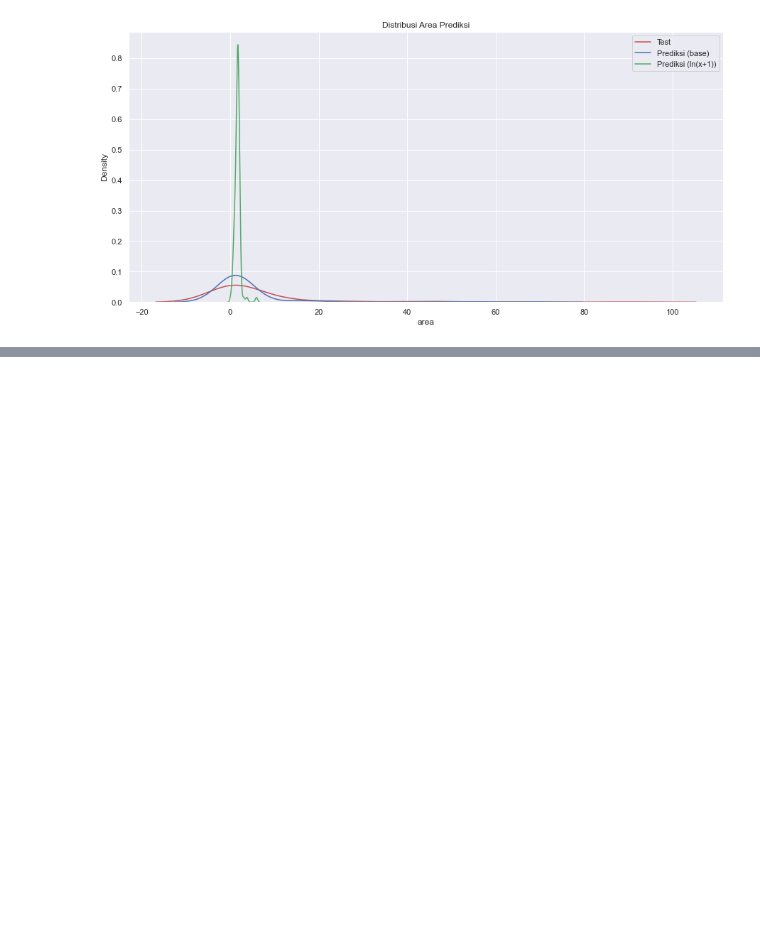
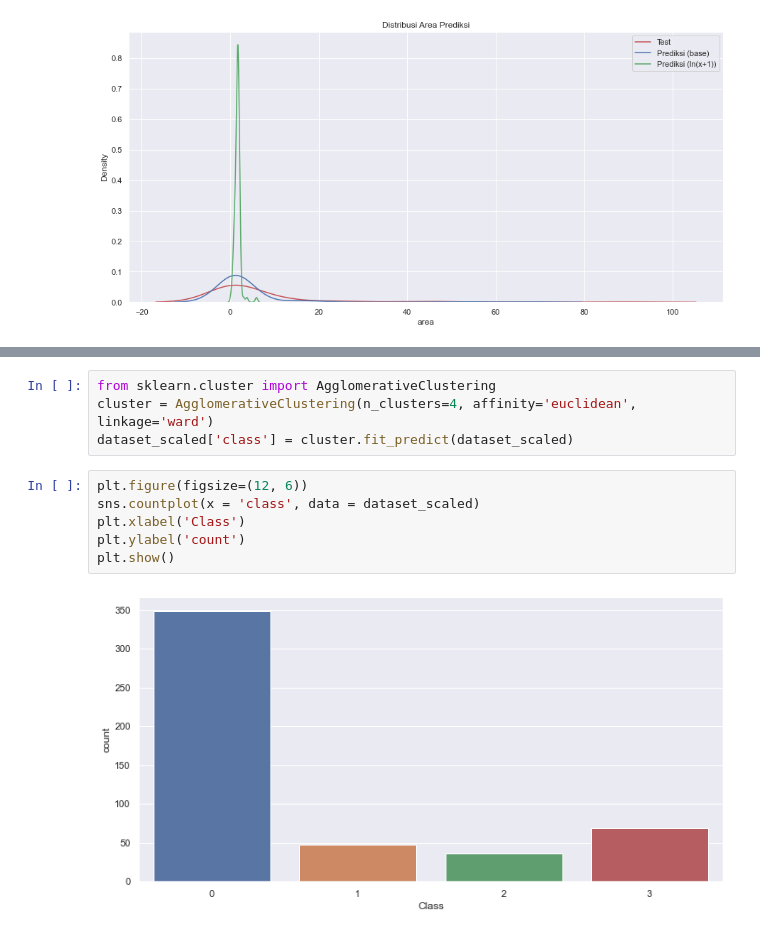
Before and after one commit to muhammadmhmd/Fire-Forest-Estimation-Using-MLP, a Jupyter notebook: Fire Forest Estimation Using MLP.ipynb, the cells around one changed output, grey strips where cells are left out. Cells and saved outputs as stored; diff of their text form; blank space fills up the shorter version.

```diff
--- a/Fire Forest Estimation Using MLP.ipynb
+++ b/Fire Forest Estimation Using MLP.ipynb
@@ -706,0 +790,12 @@ ValueError: num must be 1 <= num <= 10, not 11
+# %%
+from sklearn.cluster import AgglomerativeClustering
+cluster = AgglomerativeClustering(n_clusters=4, affinity='euclidean', linkage='ward')
+dataset_scaled['class'] = cluster.fit_predict(dataset_scaled)
+# %%
+plt.figure(figsize=(12, 6))
+sns.countplot(x = 'class', data = dataset_scaled)
+plt.xlabel('Class')
+plt.ylabel('count')
+plt.show()
+# %% [output]
+[figure, added]
```
Also changed, not shown: parts of 23 cells of this notebook.
